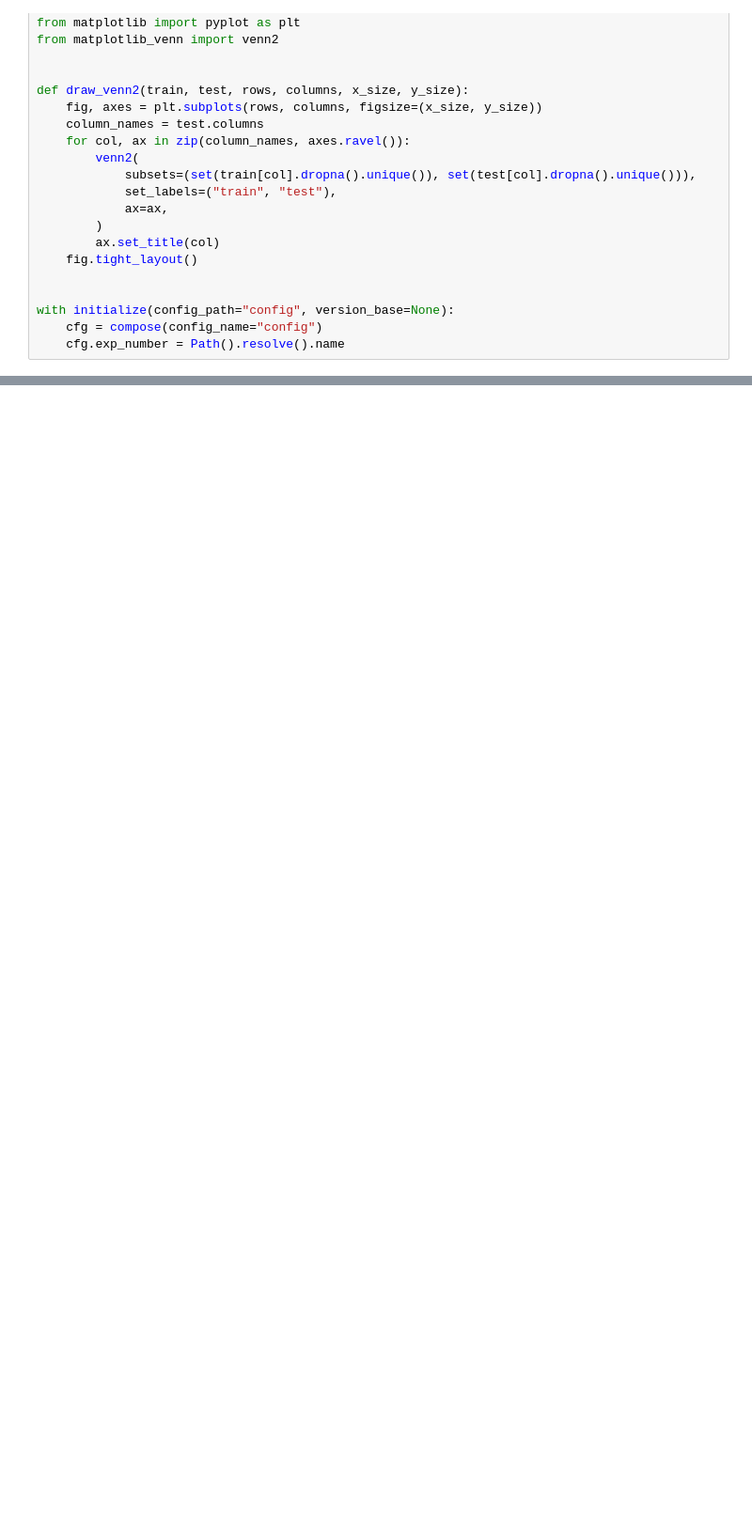
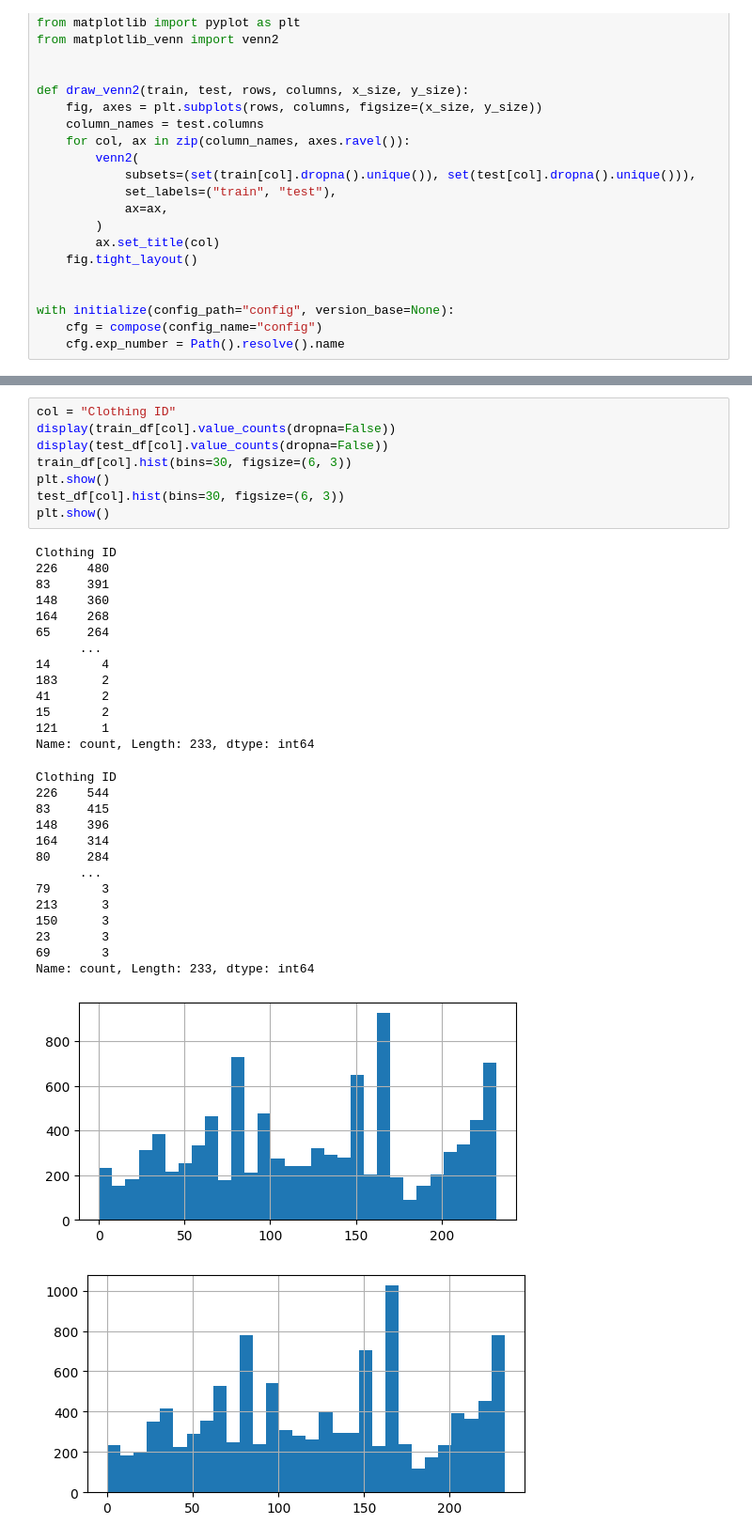
Before and after one commit to yumizu-da/atmaCup17, a Jupyter notebook: exp/000/eda.ipynb, the cells around one changed output, grey strips where cells are left out. Shown at 94% size. Cells and saved outputs as stored; diff of their text form; blank space fills up the shorter version.

```diff
--- a/exp/000/eda.ipynb
+++ b/exp/000/eda.ipynb
@@ -290,0 +129,37 @@ Name: count, dtype: int64
+# %%
+col = "Clothing ID"
+display(train_df[col].value_counts(dropna=False))
+display(test_df[col].value_counts(dropna=False))
+train_df[col].hist(bins=30, figsize=(6, 3))
+plt.show()
+test_df[col].hist(bins=30, figsize=(6, 3))
+plt.show()
+# %% [output]
+Clothing ID
+226    480
+83     391
+148    360
+164    268
+65     264
+      ...
+14       4
+183      2
+41       2
+15       2
+121      1
+Name: count, Length: 233, dtype: int64
+Clothing ID
+226    544
+83     415
+148    396
+164    314
+80     284
+      ...
+79       3
+213      3
+150      3
+23       3
+69       3
+Name: count, Length: 233, dtype: int64
+[figure, added]
+[figure, added]
```
Also changed, not shown: parts of 22 cells of this notebook, 21 other files.
